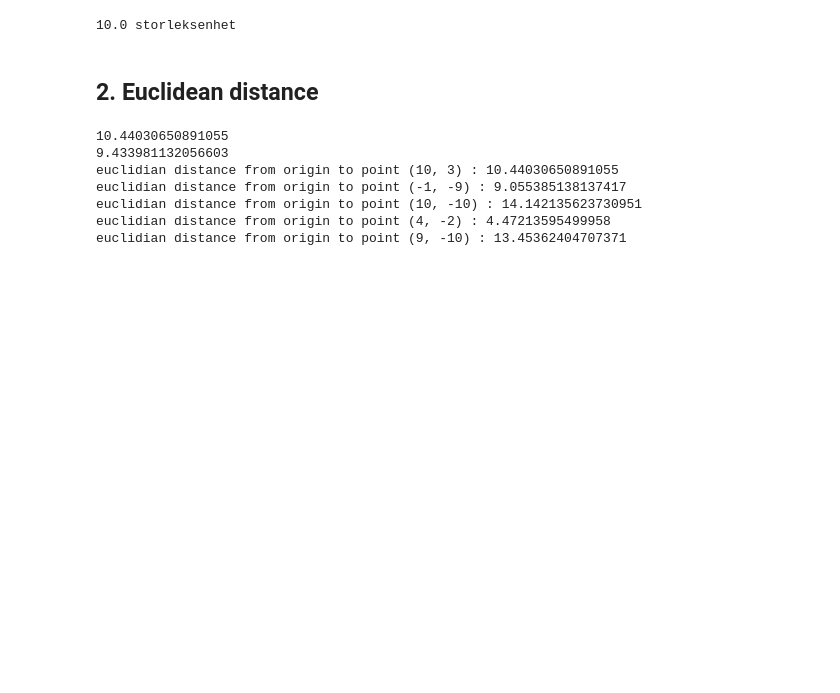
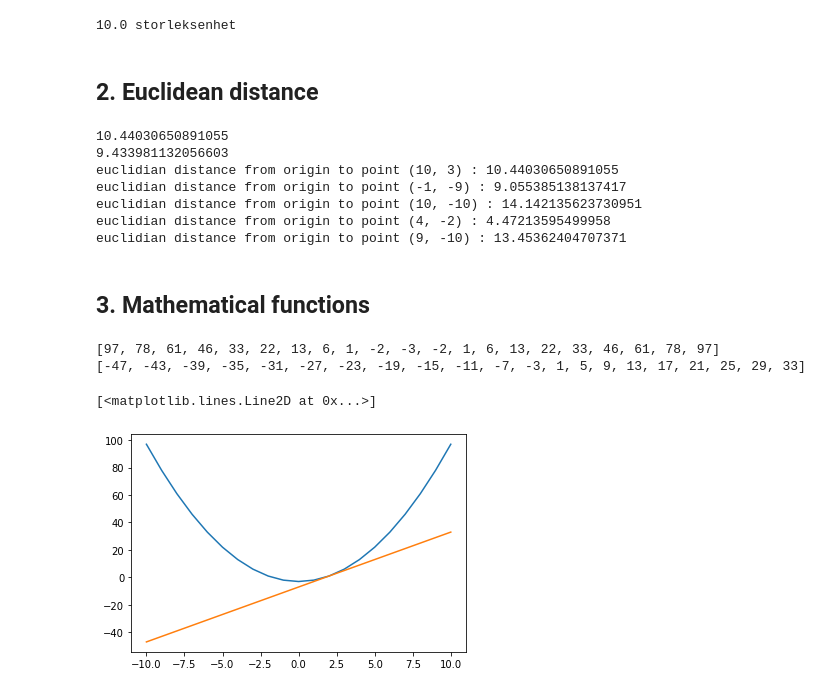
Before and after one commit to Lelelass/python-programmering-LEO-LASSARADE, a Jupyter notebook: Exercices/functions-exericse.ipynb, the cells around one changed output. Drawn from its saved outputs; the diff is of its cells as text; code cells hidden in the pictures; blank space fills up the shorter version.

```diff
--- a/Exercices/functions-exericse.ipynb
+++ b/Exercices/functions-exericse.ipynb
@@ -44,3 +44,23 @@ euclidian distance from origin to point (-1, -9) : 9.055385138137417
 euclidian distance from origin to point (10, -10) : 14.142135623730951
 euclidian distance from origin to point (4, -2) : 4.47213595499958
 euclidian distance from origin to point (9, -10) : 13.45362404707371
+# %% [markdown]
+## 3. Mathematical functions
+# %%
+import matplotlib.pyplot as plt
+
+x_values = [x for x in range(-10,11)]
+
+f = list(map(lambda x: x**2 - 3, x_values))
+g = list(map(lambda x: 4 * x - 7, x_values))
+
+print(f)
+print(g)
+
+plt.plot(x_values, f)
+plt.plot(x_values, g)
+# %% [output]
+[97, 78, 61, 46, 33, 22, 13, 6, 1, -2, -3, -2, 1, 6, 13, 22, 33, 46, 61, 78, 97]
+[-47, -43, -39, -35, -31, -27, -23, -19, -15, -11, -7, -3, 1, 5, 9, 13, 17, 21, 25, 29, 33]
+[<matplotlib.lines.Line2D at 0x...>]
+[figure, added]
```
Also changed, not shown: parts of 4 cells of this notebook.
